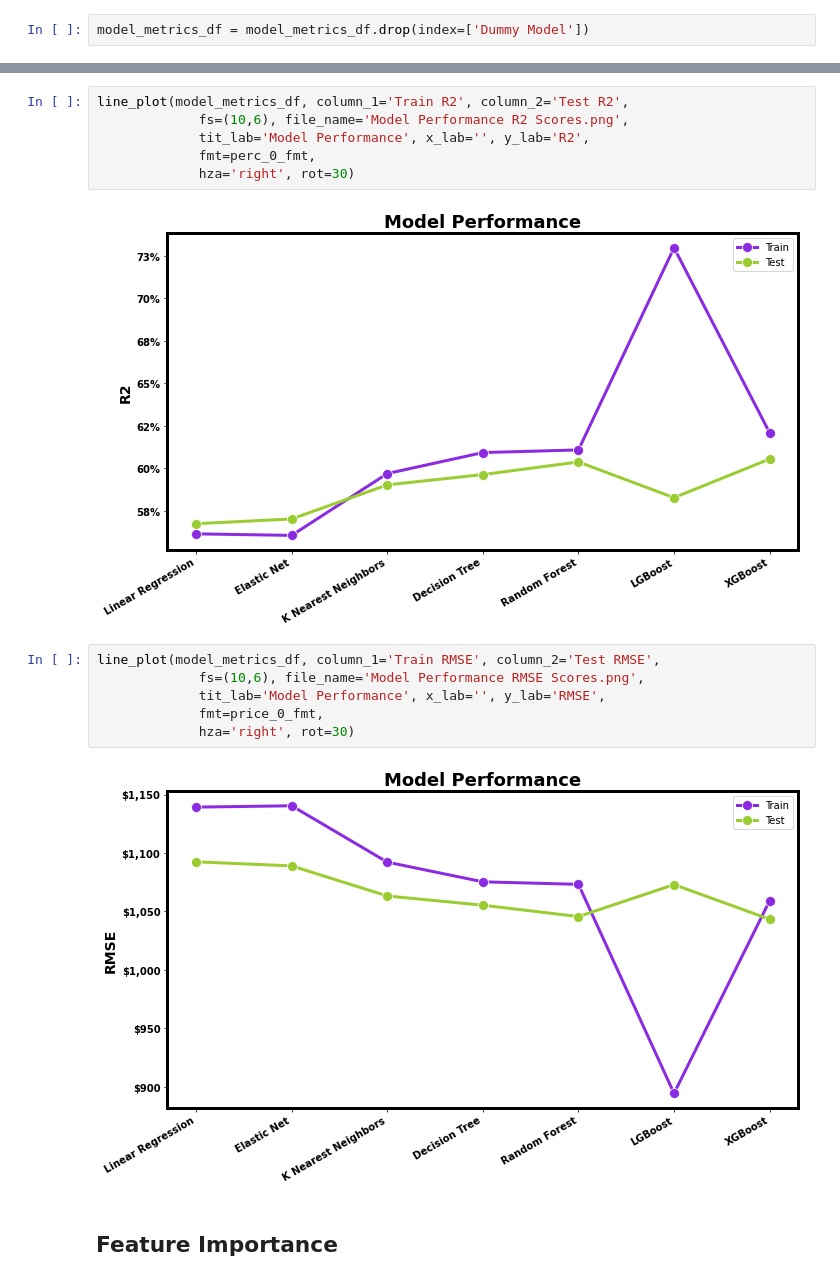
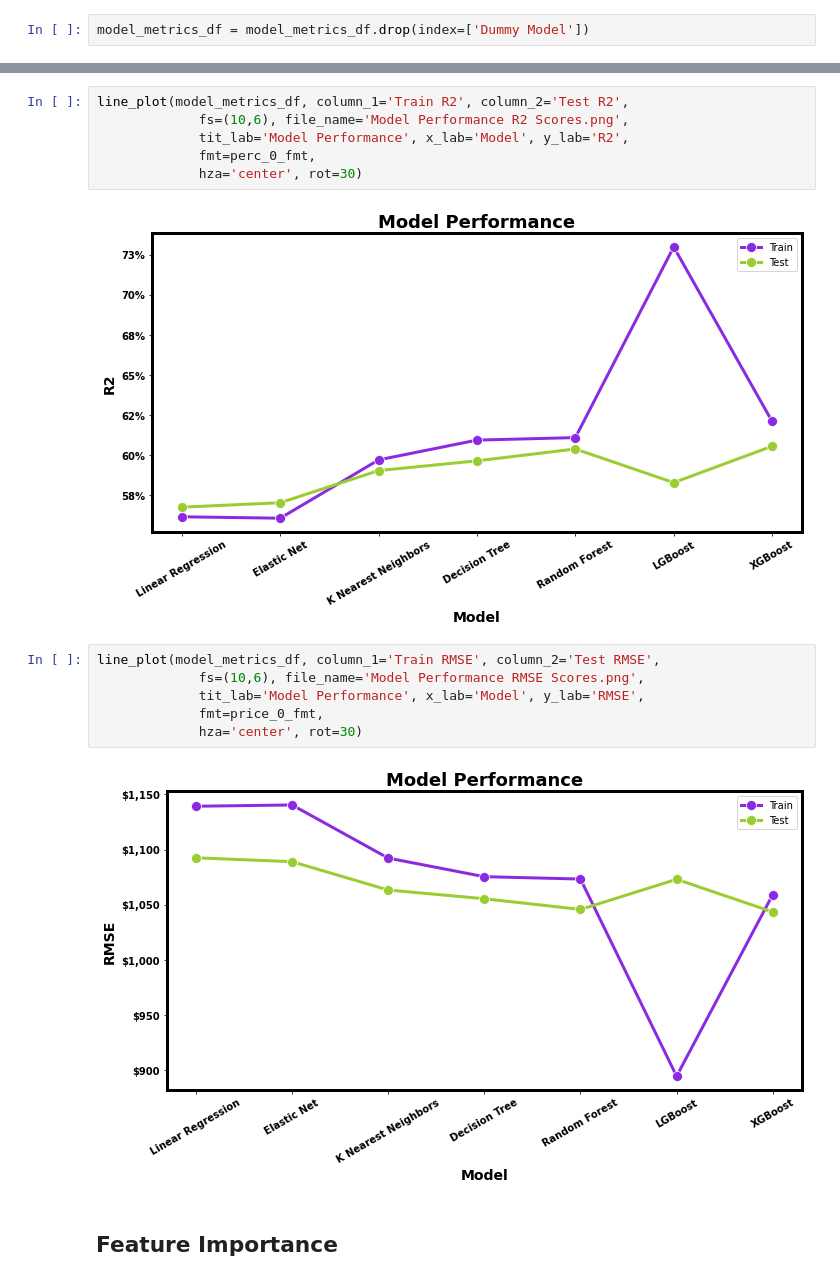
Before and after one commit to YBilodeau/Regression---Prediction-of-Grocery-Sales, a Jupyter notebook: Regression_Prediction_of_Grocery_Sales_.ipynb, the cells around one changed output, grey strips where cells are left out. Saved outputs shown, nothing was run; the diff lists cells and outputs as text.

```diff
--- a/Regression_Prediction_of_Grocery_Sales_.ipynb
+++ b/Regression_Prediction_of_Grocery_Sales_.ipynb
@@ -4079,19 +4079,19 @@ model_metrics_df.sort_values(by='Test R2', ascending=False)\
 # %%
 line_plot(model_metrics_df, column_1='Train R2', column_2='Test R2',
              fs=(10,6), file_name='Model Performance R2 Scores.png',
-             tit_lab='Model Performance', x_lab='', y_lab='R2',
+             tit_lab='Model Performance', x_lab='Model', y_lab='R2',
              fmt=perc_0_fmt,
-             hza='right', rot=30)
+             hza='center', rot=30)
 # %% [output]
-[figure, old version]
+[figure, new version]
 # %%
 line_plot(model_metrics_df, column_1='Train RMSE', column_2='Test RMSE',
              fs=(10,6), file_name='Model Performance RMSE Scores.png',
-             tit_lab='Model Performance', x_lab='', y_lab='RMSE',
+             tit_lab='Model Performance', x_lab='Model', y_lab='RMSE',
              fmt=price_0_fmt,
-             hza='right', rot=30)
+             hza='center', rot=30)
 # %% [output]
-[figure, old version]
+[figure, new version]
 # %% [markdown]
 ## **Feature Importance**
 # %%
```
Also changed, not shown: parts of 1 cell of this notebook, 3 other files.
